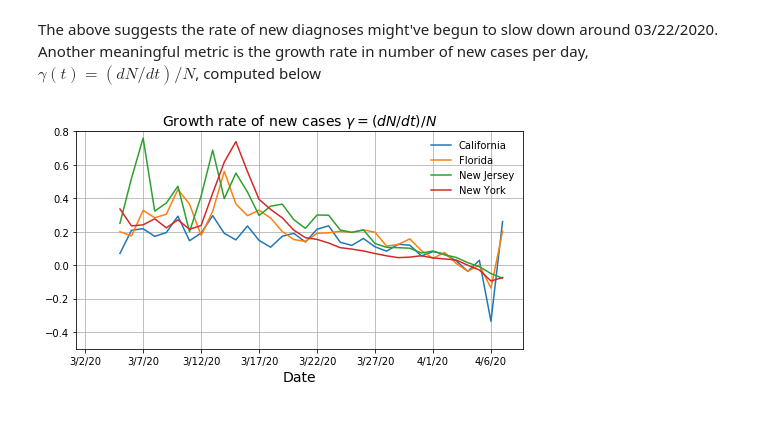
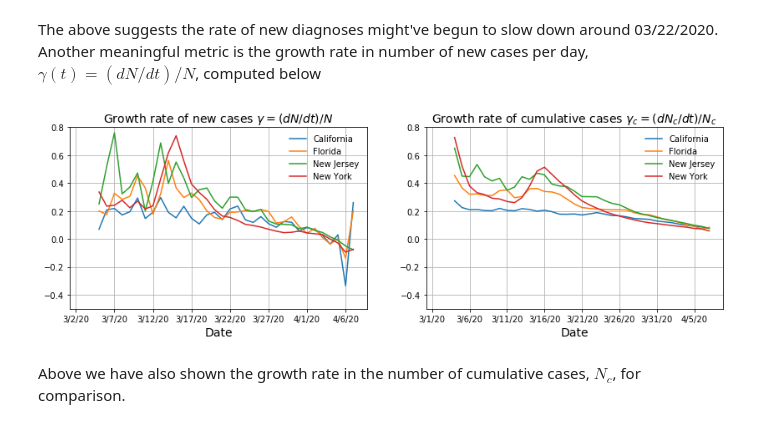
Before and after one commit to manauref/pyCOVID19, a Jupyter notebook: jupyter/publicDataExplorer.ipynb, the cells around one changed output. Saved outputs shown, nothing was run; the diff lists cells and outputs as text; code cells hidden in the pictures.

Commit message:
Rename file. Package DataFrame smoothing into a function. Also add the growth in cumulative cases for comparison.

```diff
--- a/jupyter/publicData.ipynb
+++ b/jupyter/publicDataExplorer.ipynb
@@ -80,10 +80,13 @@ avWindow = 5  #.Period (in days) over which to average N(t).
 
 stateN  = (stateData.transpose().drop(firstDate)-stateData.transpose().shift(1).drop(firstDate)).transpose()
 #.Smoothed stateN. The ends, were smoothing doesn't work, is replaced with the actual data.
-stateNs = stateN.transpose().rolling(avWindow,center=True).mean()
-stateNs.iloc[0:int(np.ceil((avWindow-1)/2))] = stateN.transpose().iloc[0:int(np.ceil((avWindow-1)/2))]
-stateNs.iloc[-int(np.ceil((avWindow-1)/2)):] = stateN.transpose().iloc[-int(np.ceil((avWindow-1)/2)):]
-stateNs = stateNs.transpose()
+def dataFrameSmoothing(dataIn,avWinIn):
+    dataS = dataIn.transpose().rolling(avWinIn,center=True).mean()
+    dataS.iloc[0:int(np.ceil((avWinIn-1)/2))] = dataIn.transpose().iloc[0:int(np.ceil((avWinIn-1)/2))]
+    dataS.iloc[-int(np.ceil((avWinIn-1)/2)):] = dataIn.transpose().iloc[-int(np.ceil((avWinIn-1)/2)):]
+    dataS = dataS.transpose()
+    return dataS
+stateNs = dataFrameSmoothing(stateN,avWindow)
 
 for p in range(2):
     plt.subplot(1,2,p+1)
@@ -110,10 +113,7 @@ There is much discussion about the rate of change, growth rates, and what the mo
 #.Calculate d<N>_t/dt with a finite difference using the smoothed new cases per day, <N>_t.
 stateNp = stateNs.transpose().diff().transpose()
 #.Smoothed stateN. The ends, were smoothing doesn't work, is replaced with the actual data.
-stateNps = stateNp.transpose().rolling(avWindow,center=True).mean()
-stateNps.iloc[0:int(np.ceil((avWindow-1)/2))] = stateNp.transpose().iloc[0:int(np.ceil((avWindow-1)/2))]
-stateNps.iloc[-int(np.ceil((avWindow-1)/2)):] = stateNp.transpose().iloc[-int(np.ceil((avWindow-1)/2)):]
-stateNps = stateNps.transpose()
+stateNps = dataFrameSmoothing(stateNp,avWindow)
 
 for p in range(1):
     plt.subplot(1,1,p+1)
@@ -135,20 +135,35 @@ The above suggests the rate of new diagnoses might've begun to slow down around
 # %%
 #.Growth rate of new cases per day.
 #.First we perform a moving average of N(t), then calculate dN/dt with a finite difference.
 
 stateGamma = stateNps.divide(stateNs)
 
-for p in range(1):
-    plt.subplot(1,1,p+1)
-    for s in range(nStates):
-        cStateGamma = stateGamma.loc[usStates[s],:]
-        hax         = cStateGamma.plot(figsize=[8,4])
-    if p==1:
-        plt.yscale('log')
-    plt.legend(usStates, frameon=False)
-    plt.title(r'Growth rate of new cases $\gamma=(dN/dt)/N$',fontsize=14)
-    plt.xlabel('Date',fontsize=14)
-    plt.ylim((-0.5,0.8))
-    plt.grid()
+plt.subplot(1,2,1)
+for s in range(nStates):
+    cStateGamma = stateGamma.loc[usStates[s],:]
+    hax         = cStateGamma.plot(figsize=[14,4])
+plt.legend(usStates, frameon=False)
+plt.title(r'Growth rate of new cases $\gamma=(dN/dt)/N$',fontsize=14)
+plt.xlabel('Date',fontsize=14)
+plt.ylim((-0.5,0.8))
+plt.grid()
+
+#.Also compute the growth in cumulative cases.
+stateNCs    = dataFrameSmoothing(stateData,avWindow)
+stateNCp    = stateNCs.transpose().diff().transpose()
+stateNCps   = dataFrameSmoothing(stateNCp,avWindow)
+stateGammaC = stateNCps.divide(stateNCs)
+
+plt.subplot(1,2,2)
+for s in range(nStates):
+    cStateGammaC = stateGammaC.loc[usStates[s],:]
+    hax          = cStateGammaC.plot(figsize=[14,4])
+plt.legend(usStates, frameon=False)
+plt.title(r'Growth rate of cumulative cases $\gamma_c=(dN_c/dt)/N_c$',fontsize=14)
+plt.xlabel('Date',fontsize=14)
+plt.ylim((-0.5,0.8))
+plt.grid()
 # %% [output]
-[figure, old version]
+[figure, new version]
+# %% [markdown]
+Above we have also shown the growth rate in the number of cumulative cases, $N_c$, for comparison.
```
Also changed, not shown: parts of 2 cells of this notebook.
